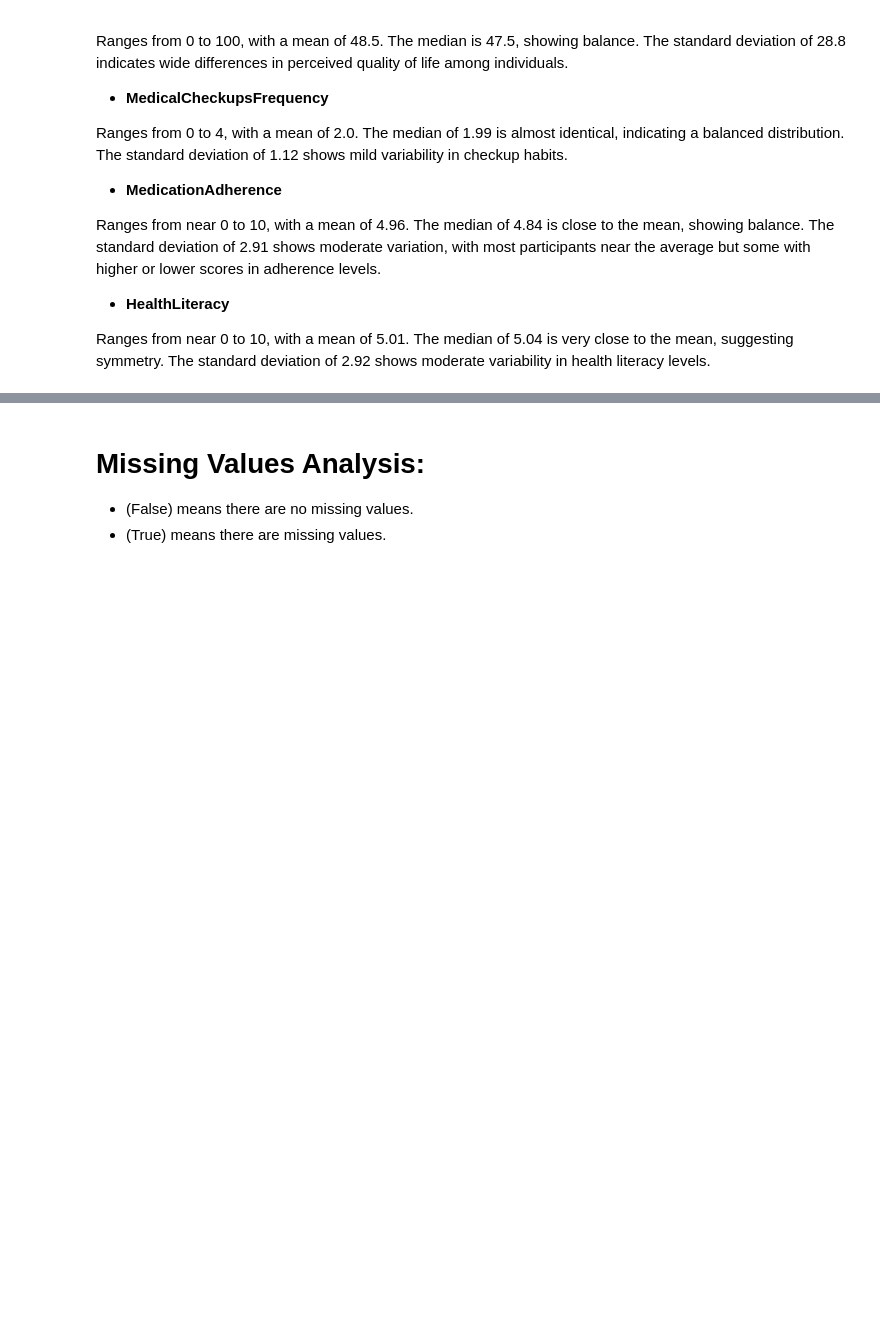
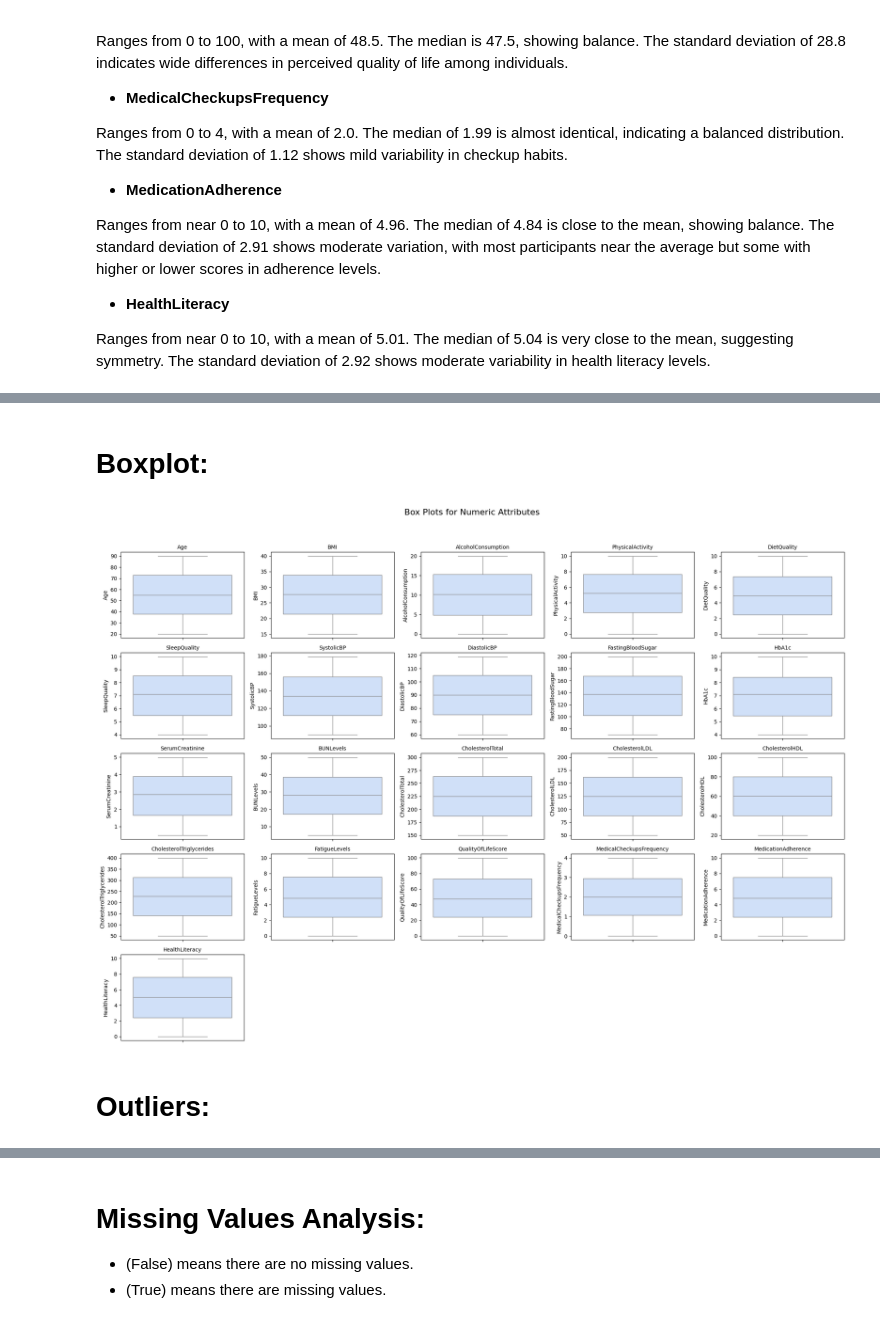
Before and after one commit to alanoudalsanad/Mining-project, a Jupyter notebook: Phase2.ipynb, the cells around one changed output, grey strips where cells are left out. Cells and saved outputs as stored; diff of their text form; code cells hidden in the pictures; blank space fills up the shorter version.

```diff
--- a/Phase2.ipynb
+++ b/Phase2.ipynb
@@ -188,0 +211,33 @@ Ranges from near 0 to 10, with a mean of 5.01. The median of 5.04 is very close
+# %% [markdown]
+# Boxplot:
+# %%
+# The number of numeric columns.
+num_plots = len(numeric_columns)
+
+# Determine grid size for subplots.
+rows = int(np.ceil(np.sqrt(num_plots)))
+cols = int(np.ceil(num_plots / rows))
+
+# Create subplots.
+fig, axes = plt.subplots(rows, cols, figsize=(20, 15))
+fig.suptitle('Box Plots for Numeric Attributes', fontsize=16)
+
+# Flatten axes array for easy iteration.
+axes = axes.flatten()
+
+# Generate box plots for each numeric column.
+for i, col in enumerate(numeric_columns):
+    sns.boxplot(data=df, y=col, ax=axes[i], color="#C9DFFF")
+    axes[i].set_title(col, fontsize=10)
+    axes[i].tick_params(axis='x', rotation=45)
+
+# Hide any empty subplots.
+for j in range(i + 1, len(axes)):
+    axes[j].axis('off')
+
+plt.tight_layout(rect=[0, 0.03, 1, 0.95])
+plt.show()
+# %% [output]
+[figure, added]
+# %% [markdown]
+# Outliers:
```
Also changed, not shown: parts of 24 cells of this notebook, 1 other file.
